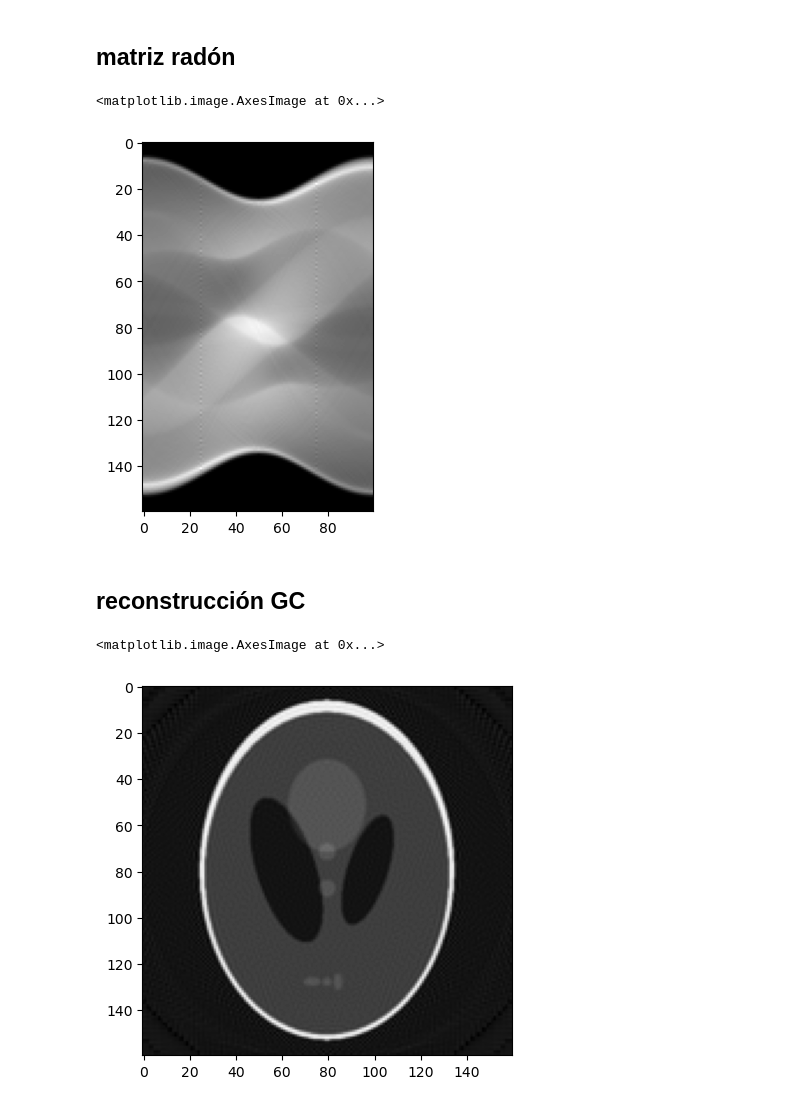
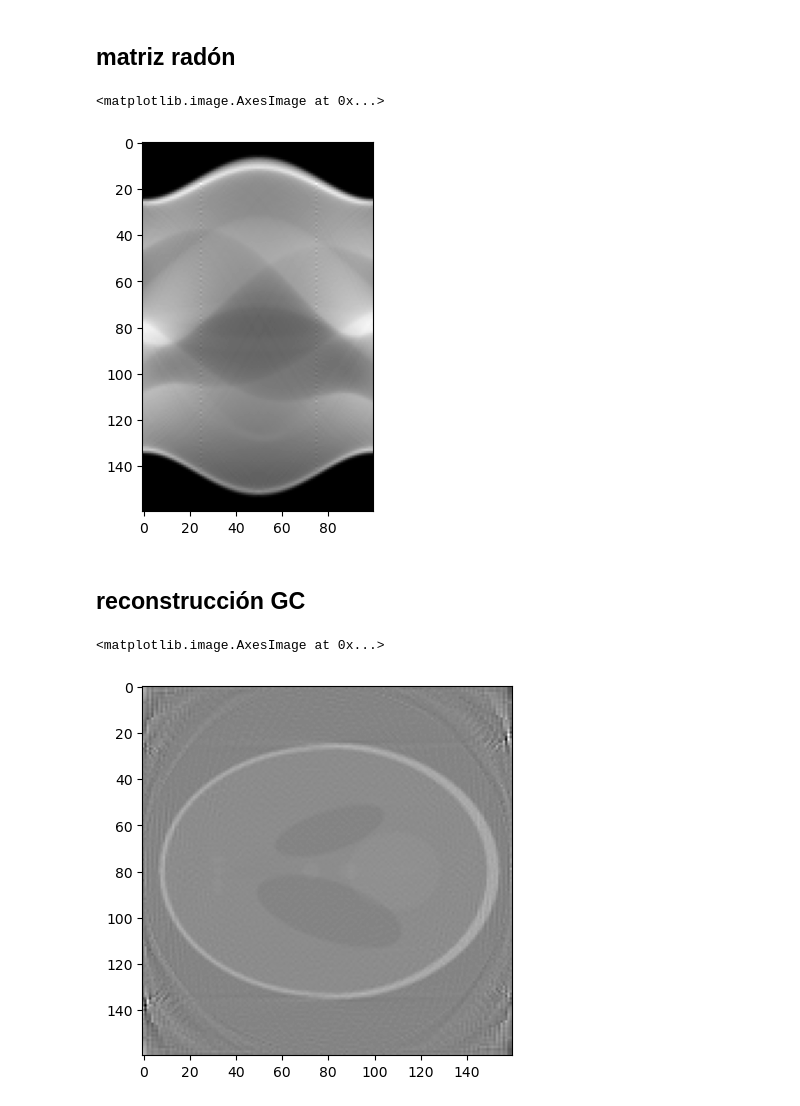
Before and after one commit to Cande-Gioia/Recuperacion-de-Tomografia, a Jupyter notebook: Pruebas.ipynb, the cells around one changed output. Saved outputs shown, nothing was run; the diff lists cells and outputs as text; code cells hidden in the pictures.

```diff
--- a/Pruebas.ipynb
+++ b/Pruebas.ipynb
@@ -248,7 +250,8 @@ sin = np.sin
 
 angles = np.arange(0, 180, 180/P)
 for ang in angles:
-    rot_mat.append(np.array([[cos(ang*pi/180), sin(ang*pi/180)], [-sin(ang*pi/180), cos(ang*pi/180)]], dtype=np.float32))
+    rot_mat.append(np.array([[cos(ang*pi/180), sin(ang*pi/180)],
+                             [-sin(ang*pi/180), cos(ang*pi/180)]], dtype=np.float32))
 
 col_ptr = np.empty(N*N + 1, dtype=np.int32)
 q = 0
@@ -261,8 +264,8 @@ X = Y = np.linspace(-off, +off, N)
 
 a = 1
 
-for xi in reversed(X):
-    for yi in Y:
+for yi in Y:
+    for xi in X:
         for r, rot in enumerate(rot_mat):
             v = (rot @ [xi,yi])
 
@@ -298,34 +301,35 @@ plt.figure()
 plt.imshow(b.reshape((N,P))) #muestro el sinograma para ver que sea coherente
 # %% [output]
 <matplotlib.image.AxesImage at 0x...>
-[figure, old version]
+[figure, new version]
 # %% [markdown]
 ## reconstrucción GC
 # %%
 from scipy import optimize
 
+b = sinogram.flatten()
 # con la matriz A generada en el paso previo, y con la entrada que es b (sinograma),
 # aproximo la inversa de la transformación
 # para eso, minimizo el campo f(x) = ||Ax-b||
 AT = A.T
 ATB =  AT @ b
 
 f = lambda x: (A @ x - b).T @ (A @ x - b)
 gradf = lambda x: 2*((AT @ (A @ x)) - ATB)
 
 x0 = np.zeros(N*N, dtype=np.float32)
 
 res = optimize.minimize(f, x0, method='Newton-CG', jac=gradf, options={'maxiter':10})
 
 x = res.x
 
 #print(np.linalg.norm(A @ x - b))
 #print(np.linalg.norm(A @ image.flatten() - b))
 
 gc = x.reshape(N, N)
 
 plt.figure()
 plt.imshow(gc)
 # %% [output]
 <matplotlib.image.AxesImage at 0x...>
-[figure, old version]
+[figure, new version]
```
Also changed, not shown: parts of 3 cells of this notebook, 4 other files.
